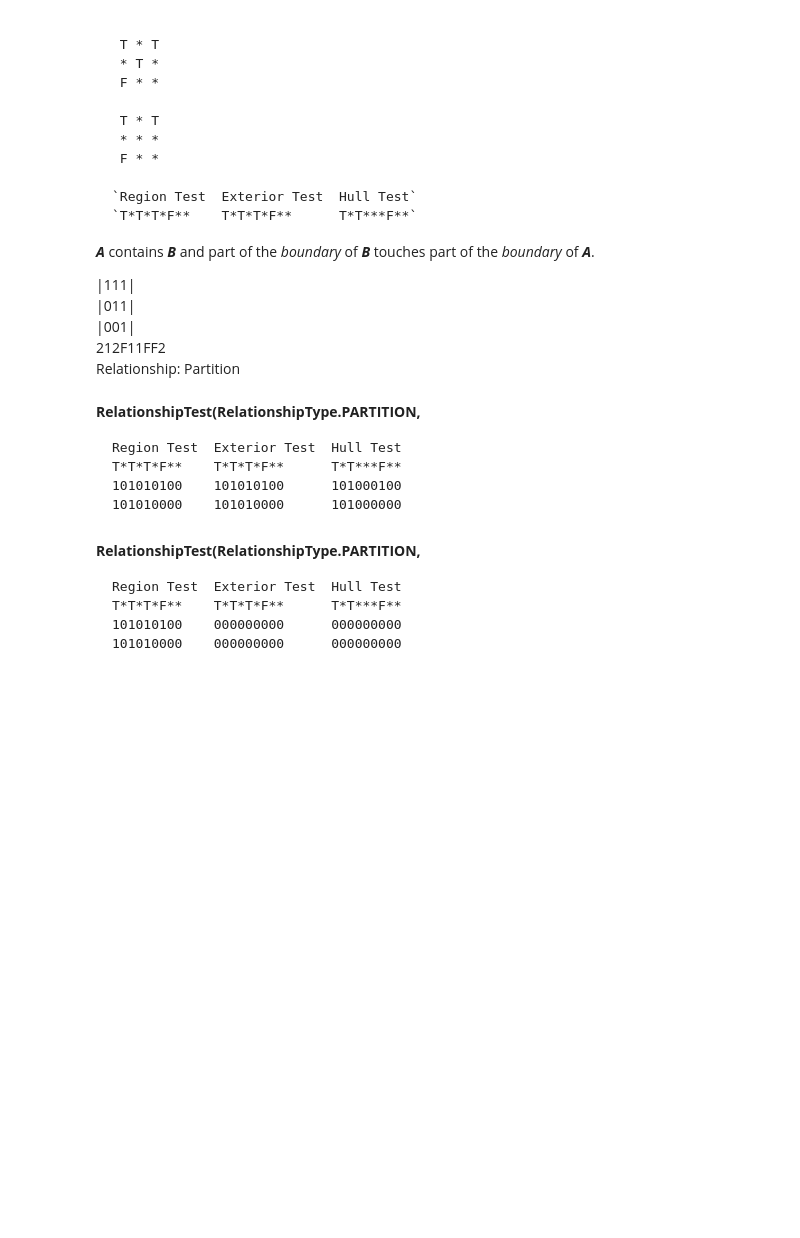
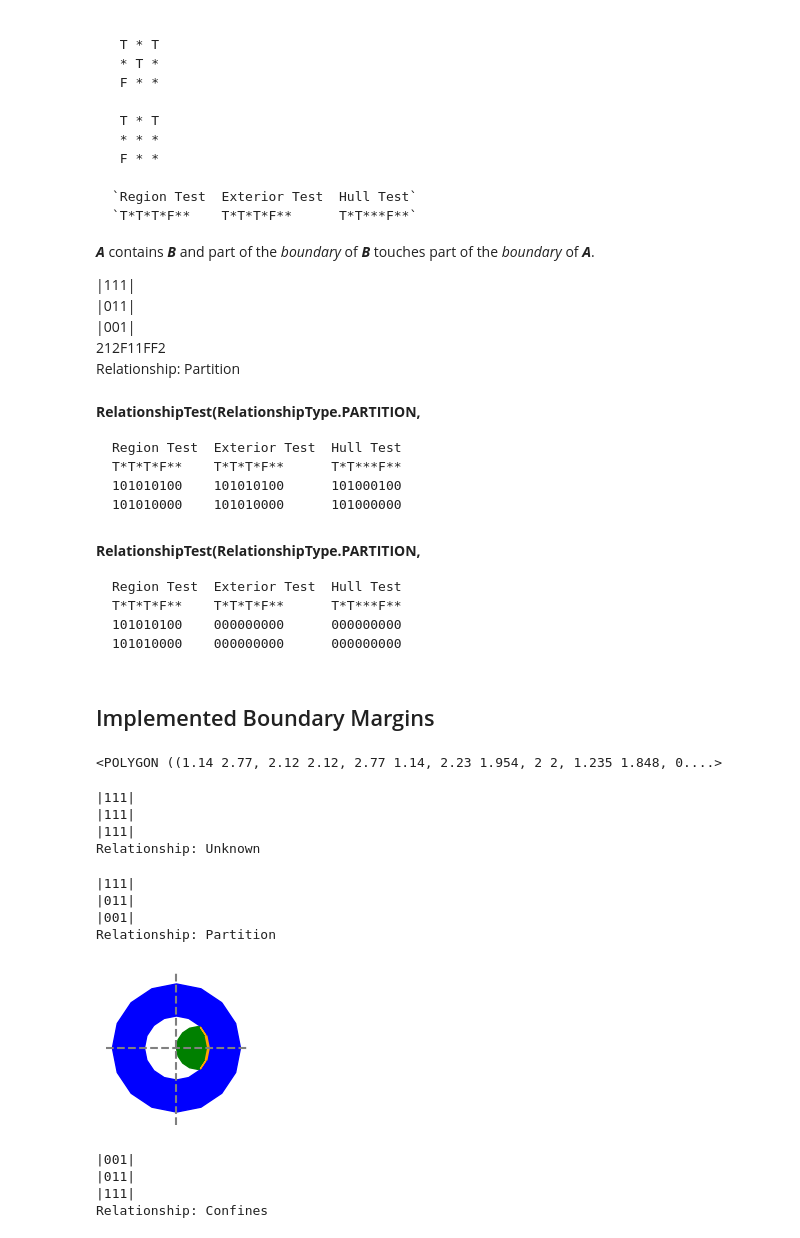
Before and after one commit to GregSal/StructureRelations, a Jupyter notebook: src/notebooks/relations/ResolutionAnalysis.ipynb, the cells around one changed output. Cells and saved outputs as stored; diff of their text form; code cells hidden in the pictures; blank space fills up the shorter version.

Commit message:
Initial implementation of relations with boundary tolerance

```diff
--- a/src/notebooks/relations/ResolutionAnalysis.ipynb
+++ b/src/notebooks/relations/ResolutionAnalysis.ipynb
@@ -944,3 +944,78 @@ Relationship: Partition
     T*T*T*F**    T*T*T*F**      T*T***F**
     101010100    000000000      000000000
     101010000    000000000      000000000
+# %% [markdown]
+## Implemented Boundary Margins
+# %%
+resolution=0.01
+num_points = 16
+full_circle_coordinates = circle_points(3, tolerance=0.0,
+                                        num_points=num_points)
+full_circle_rounded = round_contour_points(full_circle_coordinates,
+                                           resolution=resolution)
+full_circle = make_coordinates_valid(full_circle_rounded)
+
+circle4_offset = shapely.Polygon(circle_points(2, offset_x=2, tolerance=0.0,
+                                               num_points=num_points))
+cropped_circle = shapely.intersection(full_circle, circle4_offset)
+full_circle - cropped_circle
+# %% [output]
+<POLYGON ((1.14 2.77, 2.12 2.12, 2.77 1.14, 2.23 1.954, 2 2, 1.235 1.848, 0....>
+# %%
+r = DE9IM(full_circle, cropped_circle)
+print(r)
+r27_str = r.relation_str + '202000000' + 'F' * 9
+r27_str
+r27 = DE27IM(relation_str=r27_str)
+r27
+print(r27.identify_relation())
+# %% [output]
+|111|
+|111|
+|111|
+Relationship: Unknown
+# %%
+r = DE9IM(full_circle, cropped_circle, tolerance=resolution)
+print(r)
+r27_str = r.relation_str + 'F' * 18
+r27_str
+r27 = DE27IM(relation_str=r27_str)
+r27
+print(r27.identify_relation())
+# %% [output]
+|111|
+|011|
+|001|
+Relationship: Partition
+# %%
+resolution=0.01
+num_points = 16
+
+# Circle with hole (Polygon A)
+circle_polygon = shapely.Polygon(circle_points(3, tolerance=resolution,
+                                               num_points=num_points))
+hole_polygon = shapely.Polygon(circle_points(1.5, tolerance=resolution,
+                                               num_points=num_points))
+polygon_a = circle_polygon - hole_polygon
+
+# a partial circle filling part of the hole (Polygon B)
+offset_circle = shapely.Polygon(circle_points(1, offset_x=1,
+                                              tolerance=resolution,
+                                              num_points=num_points))
+polygon_b = offset_circle - polygon_a
+ax = plot_ab(polygon_a, polygon_b)
+# %% [output]
+[figure, added]
+# %%
+r = DE9IM(polygon_a, polygon_b)
+print(r)
+r27_str = r.relation_str + '202000000' + 'F' * 9
+r27_str
+r27 = DE27IM(relation_str=r27_str)
+r27
+print(r27.identify_relation())
+# %% [output]
+|001|
+|011|
+|111|
+Relationship: Confines
```
Also changed, not shown: parts of 8 cells of this notebook, 2 other files.
